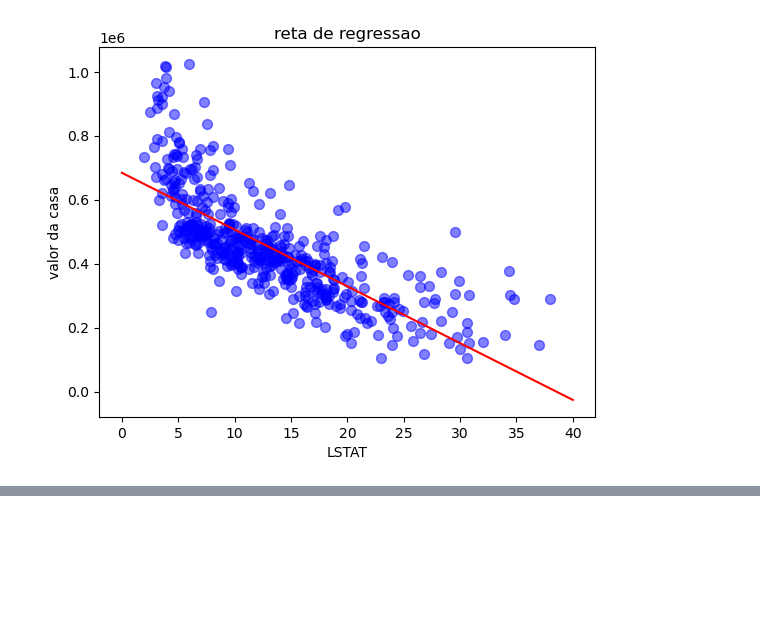
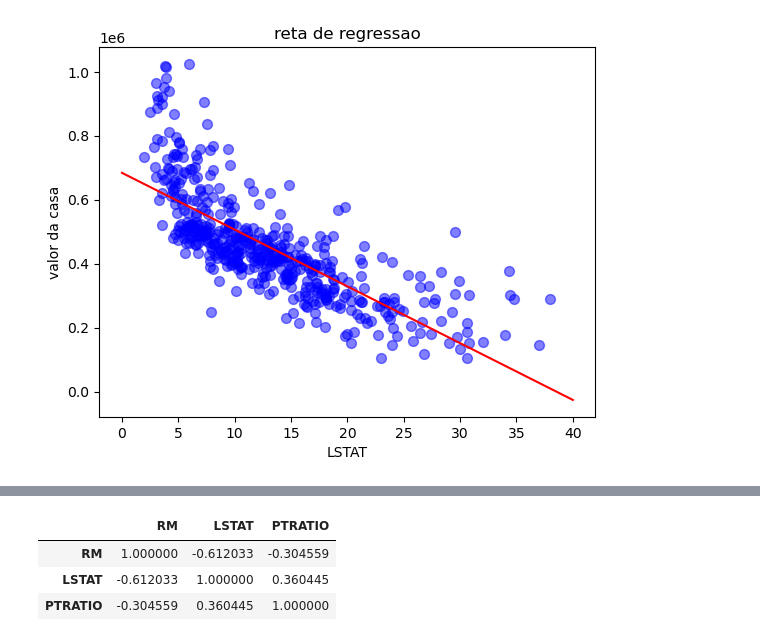
Before and after one commit to esscova/data-science, a Jupyter notebook: regressao/Boston Housing/src/Boston housing - avaliaçao com statsmodel.ipynb, the cells around one changed output, grey strips where cells are left out. Drawn from its saved outputs; the diff is of its cells as text; code cells hidden in the pictures; blank space fills up the shorter version.

```diff
--- a/regressao/Boston Housing/src/Boston housing - avaliaçao com statsmodel.ipynb
+++ b/regressao/Boston Housing/src/Boston housing - avaliaçao com statsmodel.ipynb
@@ -114,0 +209,13 @@ plt.show()
+# %%
+# ausencia de multicolinearidade
+"""
+somente entre as independentes
+considerada multicolinearidade quando r > 0.9
+"""
+variaveis = df[['RM','LSTAT','PTRATIO']]
+variaveis.corr(method='pearson')
+# %% [output]
+|  | RM | LSTAT | PTRATIO |
+| RM | 1.000000 | -0.612033 | -0.304559 |
+| LSTAT | -0.612033 | 1.000000 | 0.360445 |
+| PTRATIO | -0.304559 | 0.360445 | 1.000000 |
```
Also changed, not shown: parts of 16 cells of this notebook, 1 other file.
